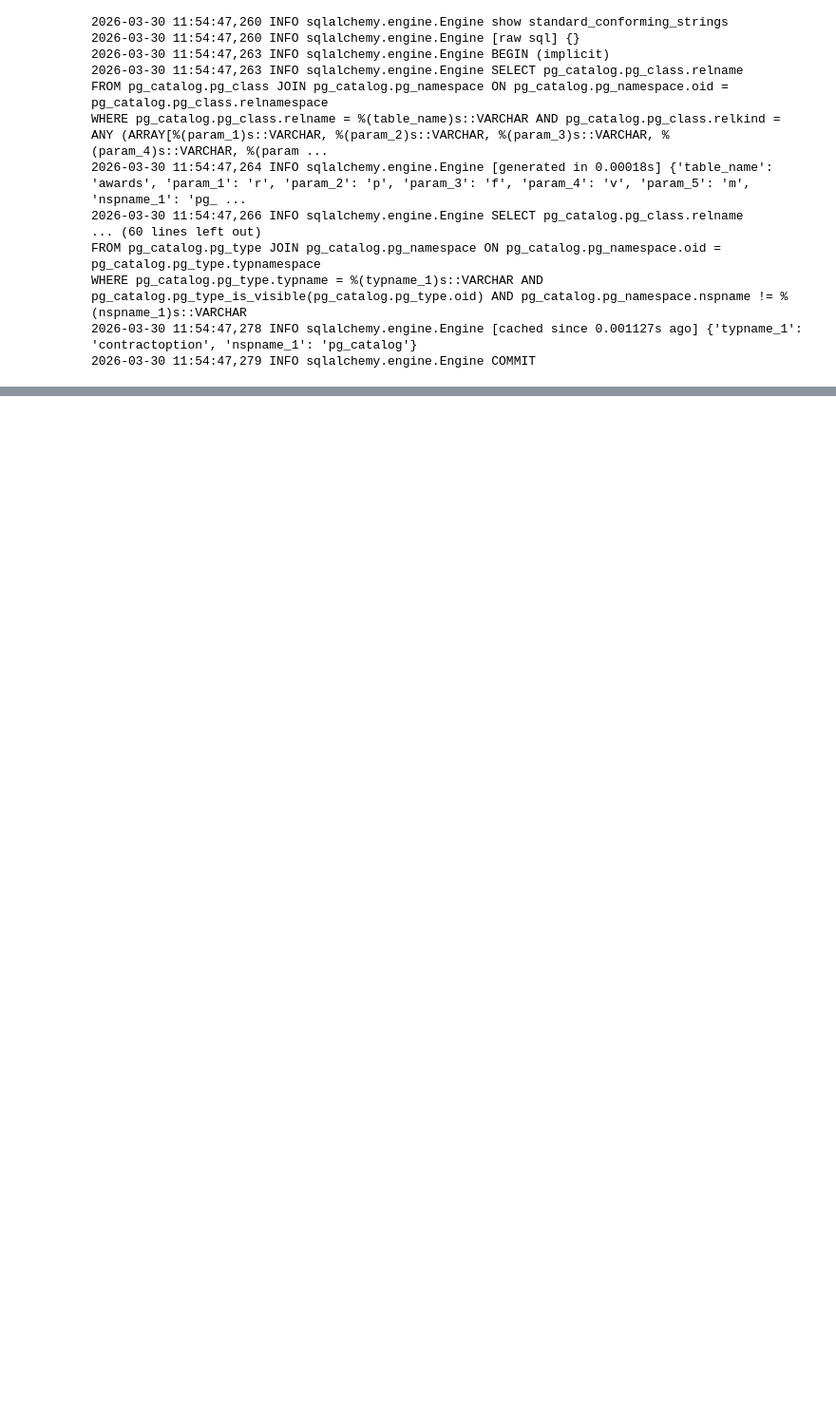
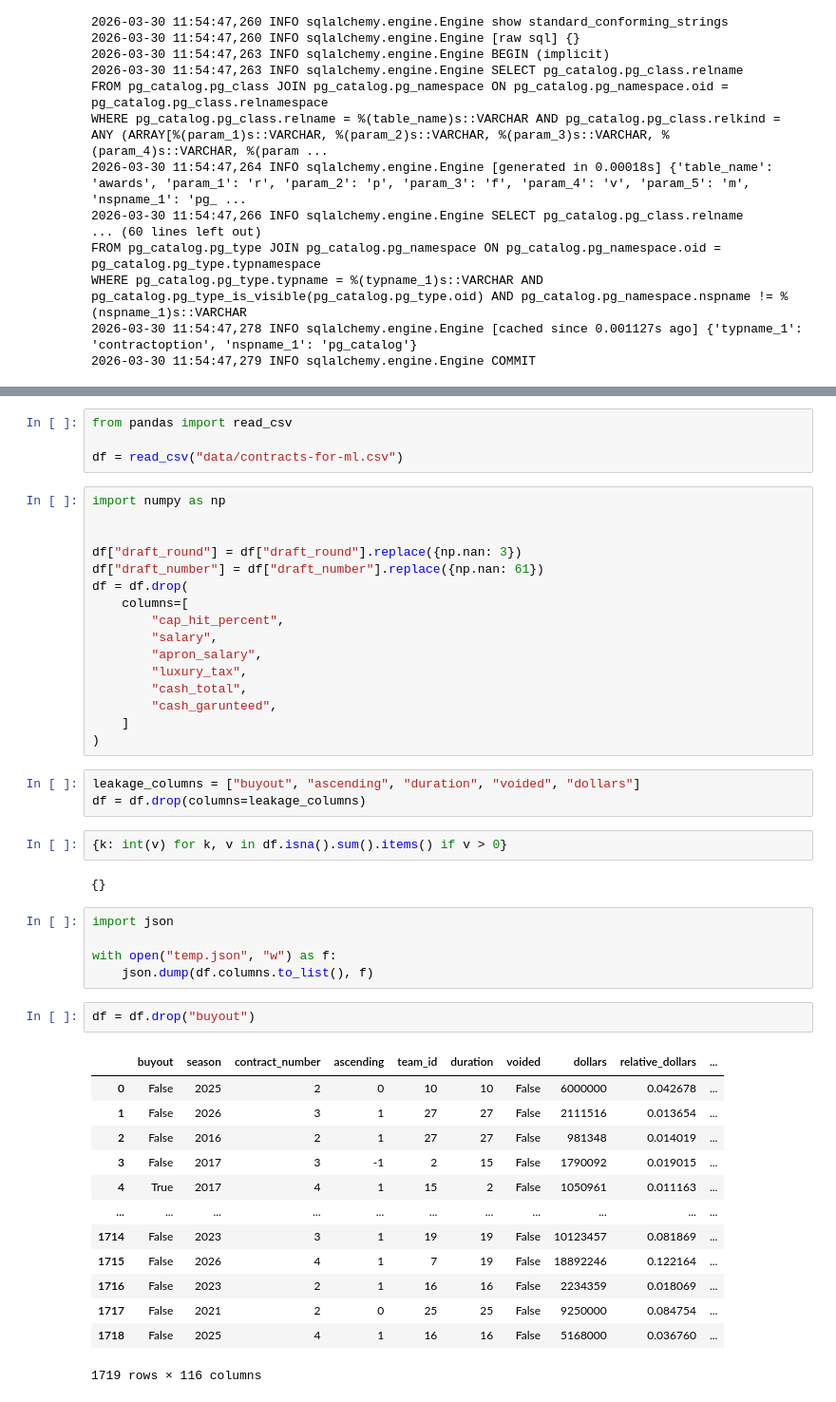
Before and after one commit to LiamWhitenack/fase-backend, a Jupyter notebook: exploration.ipynb, the cells around one changed output, grey strips where cells are left out. Shown at 95% size. Drawn from its saved outputs; the diff is of its cells as text; blank space fills up the shorter version.

```diff
--- a/exploration.ipynb
+++ b/exploration.ipynb
@@ -47,0 +38,48 @@ TypeError: get_all_contract_supporting_info() missing 1 required positional argu
+# %%
+from pandas import read_csv
+
+df = read_csv("data/contracts-for-ml.csv")
+# %%
+import numpy as np
+
+
+df["draft_round"] = df["draft_round"].replace({np.nan: 3})
+df["draft_number"] = df["draft_number"].replace({np.nan: 61})
+df = df.drop(
+    columns=[
+        "cap_hit_percent",
+        "salary",
+        "apron_salary",
+        "luxury_tax",
+        "cash_total",
+        "cash_garunteed",
+    ]
+)
+# %%
+leakage_columns = ["buyout", "ascending", "duration", "voided", "dollars"]
+df = df.drop(columns=leakage_columns)
+# %%
+{k: int(v) for k, v in df.isna().sum().items() if v > 0}
+# %% [output]
+{}
+# %%
+import json
+
+with open("temp.json", "w") as f:
+    json.dump(df.columns.to_list(), f)
+# %%
+df = df.drop("buyout")
+# %% [output]
+|  | buyout | season | contract_number | ascending | team_id | duration | voided | dollars | relative_dollars | ... |
+| 0 | False | 2025 | 2 | 0 | 10 | 10 | False | 6000000 | 0.042678 | ... |
+| 1 | False | 2026 | 3 | 1 | 27 | 27 | False | 2111516 | 0.013654 | ... |
+| 2 | False | 2016 | 2 | 1 | 27 | 27 | False | 981348 | 0.014019 | ... |
+| 3 | False | 2017 | 3 | -1 | 2 | 15 | False | 1790092 | 0.019015 | ... |
+| 4 | True | 2017 | 4 | 1 | 15 | 2 | False | 1050961 | 0.011163 | ... |
+| ... | ... | ... | ... | ... | ... | ... | ... | ... | ... | ... |
+| 1714 | False | 2023 | 3 | 1 | 19 | 19 | False | 10123457 | 0.081869 | ... |
+| 1715 | False | 2026 | 4 | 1 | 7 | 19 | False | 18892246 | 0.122164 | ... |
+| 1716 | False | 2023 | 2 | 1 | 16 | 16 | False | 2234359 | 0.018069 | ... |
+| 1717 | False | 2021 | 2 | 0 | 25 | 25 | False | 9250000 | 0.084754 | ... |
+| 1718 | False | 2025 | 4 | 1 | 16 | 16 | False | 5168000 | 0.036760 | ... |
+1719 rows × 116 columns
```
Also changed, not shown: parts of 2 cells of this notebook, 9 other files.
